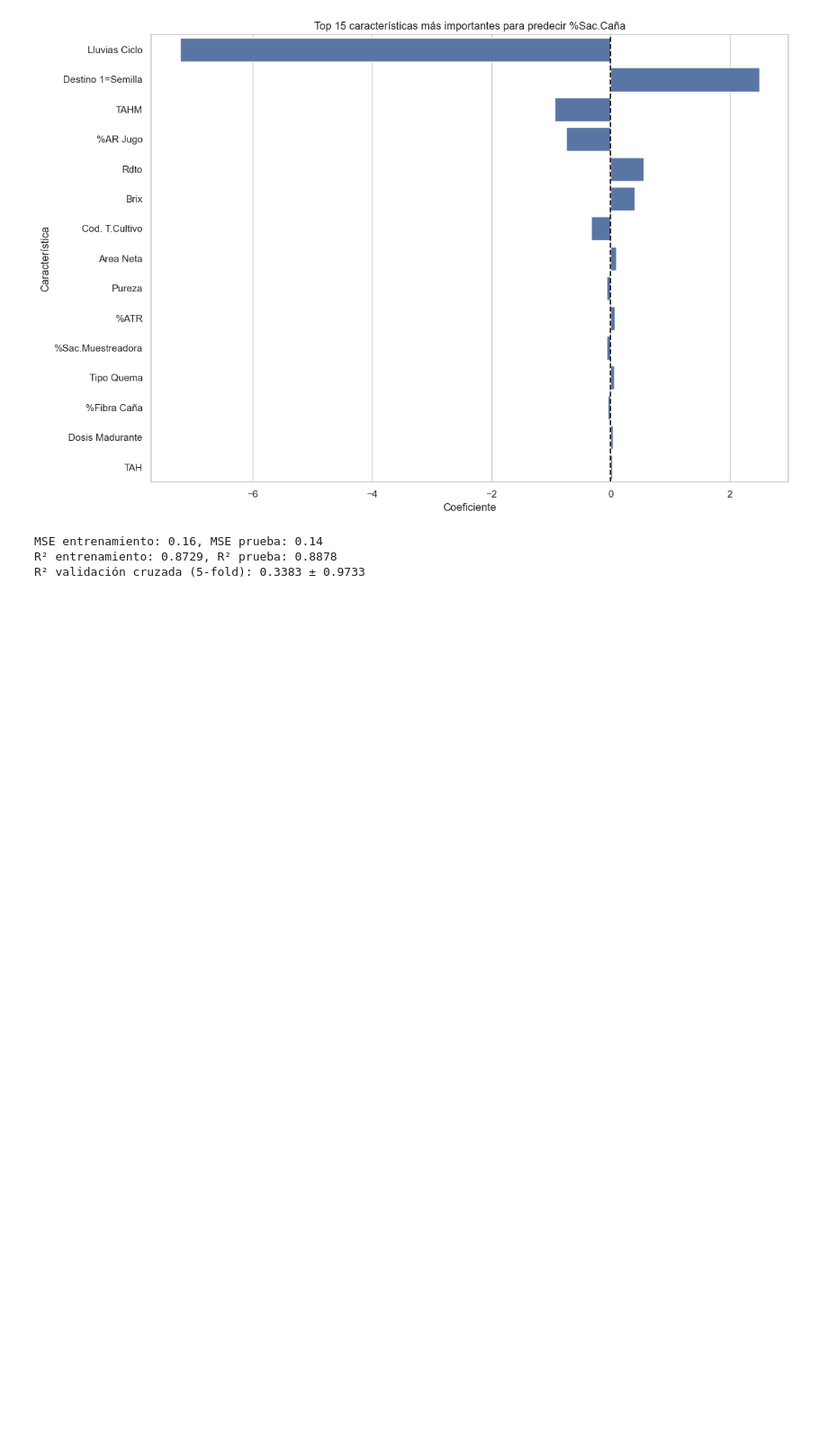
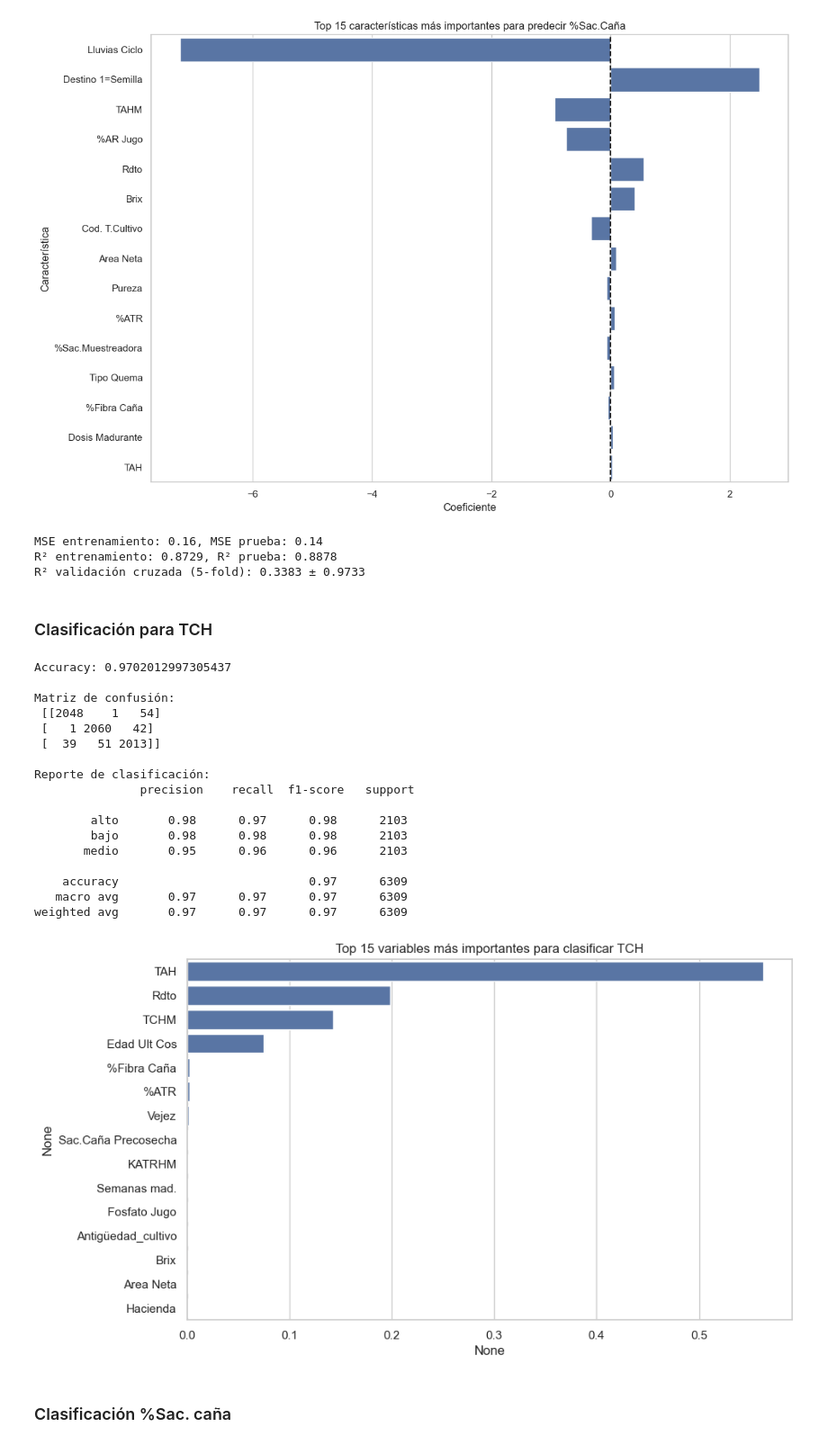
Before and after one commit to Santi1761/LAB_Ingenio_Providencia, a Jupyter notebook: EDA_Regresion_HISTORICO_SUERTES.ipynb, the cells around one changed output. Shown at 90% size. Saved outputs shown, nothing was run; the diff lists cells and outputs as text; code cells hidden in the pictures; blank space fills up the shorter version.

```diff
--- a/EDA_Regresion_HISTORICO_SUERTES.ipynb
+++ b/EDA_Regresion_HISTORICO_SUERTES.ipynb
@@ -509,3 +474,63 @@ MAE: 0.21
 MSE entrenamiento: 0.16, MSE prueba: 0.14
 R² entrenamiento: 0.8729, R² prueba: 0.8878
 R² validación cruzada (5-fold): 0.3383 ± 0.9733
+# %% [markdown]
+### Clasificación para TCH
+# %%
+from sklearn.tree import DecisionTreeClassifier
+from sklearn.metrics import classification_report, confusion_matrix, accuracy_score
+from sklearn.model_selection import train_test_split
+
+# --- 1. Crear variable categórica para TCH ---
+# Ejemplo: terciles (bajo, medio, alto)
+tch_bins = pd.qcut(historico_df_clean['TCH'], q=3, labels=['bajo', 'medio', 'alto'])
+y_tch_class = tch_bins
+
+# --- 2. Seleccionar variables predictoras ---
+X_class = historico_df_clean.drop(['TCH', '%Sac.Caña', 'TonUltCorte', 'Producción_por_área'], axis=1)
+non_numeric_cols = [col for col in X_class.columns if X_class[col].dtype == 'object' or X_class[col].dtype == 'datetime64[ns]']
+X_class = X_class.drop(non_numeric_cols, axis=1)
+X_class = X_class.select_dtypes(include=[np.number])
+X_class = X_class.replace([np.inf, -np.inf], np.nan).dropna(axis=1)
+
+# --- 3. División de datos ---
+X_train_c, X_test_c, y_train_c, y_test_c = train_test_split(X_class, y_tch_class, test_size=0.3, random_state=42, stratify=y_tch_class)
+
+# --- 4. Modelo de clasificación ---
+clf = DecisionTreeClassifier(max_depth=11, random_state=42)
+clf.fit(X_train_c, y_train_c)
+y_pred_c = clf.predict(X_test_c)
+
+# --- 5. Métricas ---
+print("Accuracy:", accuracy_score(y_test_c, y_pred_c))
+print("\nMatriz de confusión:\n", confusion_matrix(y_test_c, y_pred_c))
+print("\nReporte de clasificación:\n", classification_report(y_test_c, y_pred_c))
+
+# --- 6. Importancia de variables ---
+importances = pd.Series(clf.feature_importances_, index=X_class.columns)
+importances = importances.sort_values(ascending=False)
+plt.figure(figsize=(10,6))
+sns.barplot(x=importances.head(15), y=importances.head(15).index)
+plt.title('Top 15 variables más importantes para clasificar TCH')
+plt.show()
+# %% [output]
+Accuracy: 0.9702012997305437
+
+Matriz de confusión:
+ [[2048    1   54]
+ [   1 2060   42]
+ [  39   51 2013]]
+
+Reporte de clasificación:
+               precision    recall  f1-score   support
+
+        alto       0.98      0.97      0.98      2103
+        bajo       0.98      0.98      0.98      2103
+       medio       0.95      0.96      0.96      2103
+
+    accuracy                           0.97      6309
+   macro avg       0.97      0.97      0.97      6309
+weighted avg       0.97      0.97      0.97      6309
+[figure, added]
+# %% [markdown]
+### Clasificación %Sac. caña
```
Also changed, not shown: parts of 2 cells of this notebook, 1 other file.
